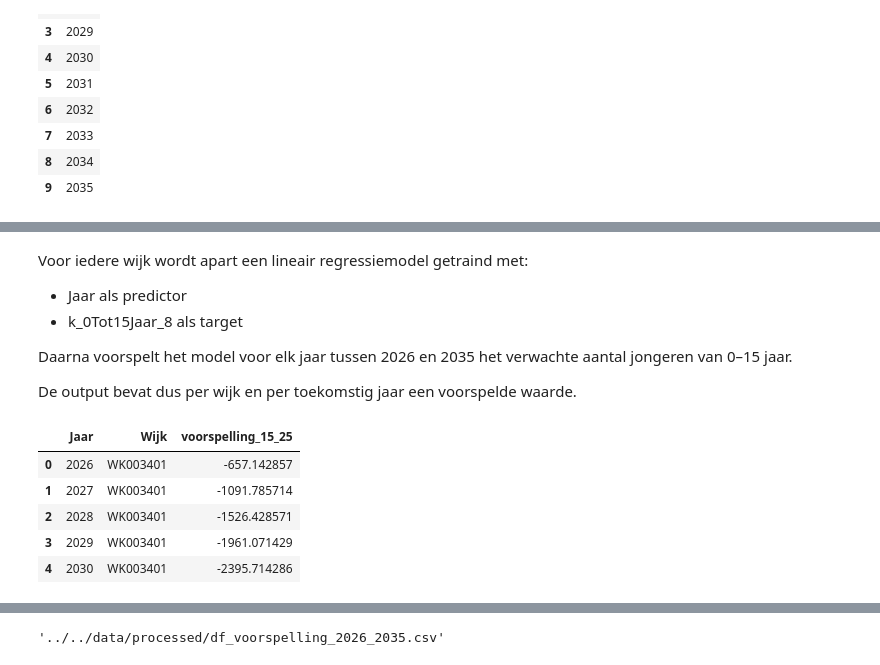
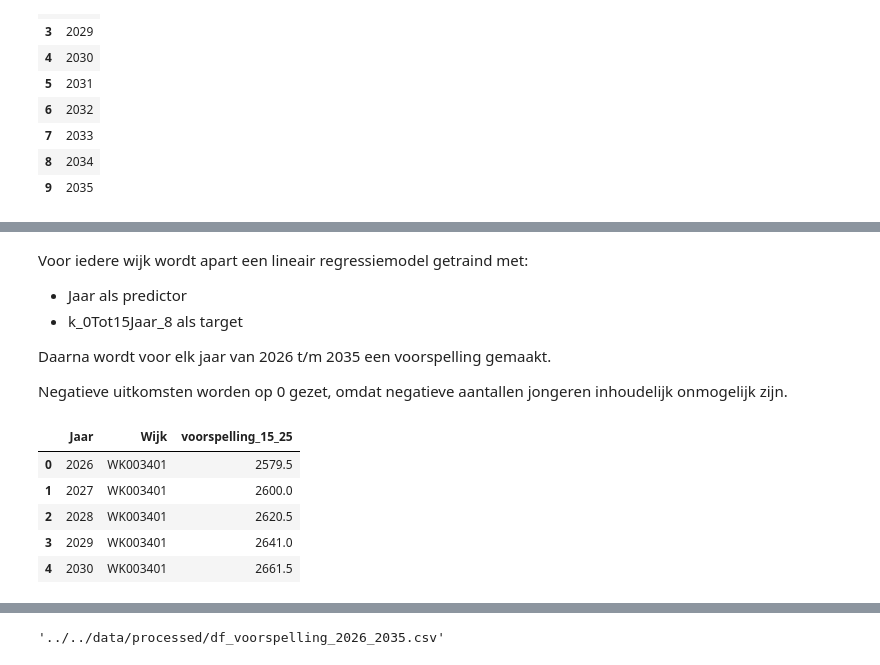
Before and after one commit to Ismael-991/almere-jeugd-voorspelling, a Jupyter notebook: notebooks/individual/Faysal_notebook.ipynb, the cells around one changed output, grey strips where cells are left out. Saved outputs shown, nothing was run; the diff lists cells and outputs as text; code cells hidden in the pictures.

```diff
--- a/notebooks/individual/Faysal_notebook.ipynb
+++ b/notebooks/individual/Faysal_notebook.ipynb
@@ -663,8 +666,11 @@ Voor deze voorspelling gebruiken we vooral:
 - k_0Tot15Jaar_8
 - k_15Tot25Jaar_9
 # %%
-print("Gebruikte jaren:", sorted(df_stabiel["Jaar"].unique()))
-print("Aantal wijken:", df_stabiel["Wijk"].nunique())
+df_model = df[df["Jaar"].isin([2018, 2019, 2020, 2021])].copy()
+
+print("Gebruikte jaren:", sorted(df_model["Jaar"].unique()))
+print("Aantal wijken:", df_model["Wijk"].nunique())
+df_model.head()
 # %% [output]
 Gebruikte jaren: [np.int64(2018), np.int64(2019), np.int64(2020), np.int64(2021)]
 Aantal wijken: 5
@@ -693,8 +705,12 @@ Dit zijn de jaren waarvoor het model straks voorspellingen gaat maken.
 # %%
 voorspellingen_0_15 = []
 
-for wijk in df["Wijk"].unique():
-    subset = df[df["Wijk"] == wijk].copy()
+for wijk in df_model["Wijk"].unique():
+    subset = df_model[df_model["Wijk"] == wijk].copy()
+
+    # Alleen wijken met minimaal 2 meetpunten gebruiken
+    if subset["Jaar"].nunique() < 2:
+        continue
 
     X = subset[["Jaar"]]
     y = subset["k_0Tot15Jaar_8"]
@@ -703,6 +719,9 @@ for wijk in df["Wijk"].unique():
     model.fit(X, y)
 
     y_future = model.predict(toekomstige_jaren)
+
+    # Negatieve voorspellingen afkappen op 0
+    y_future = np.maximum(y_future, 0)
 
     df_future = toekomstige_jaren.copy()
     df_future["Wijk"] = wijk
@@ -726,37 +745,43 @@ Voor iedere wijk wordt apart een lineair regressiemodel getraind met:
 - Jaar als predictor
 - k_0Tot15Jaar_8 als target
 
-Daarna voorspelt het model voor elk jaar tussen 2026 en 2035 het verwachte aantal jongeren van 0–15 jaar.
+Daarna wordt voor elk jaar van 2026 t/m 2035 een voorspelling gemaakt.
 
-De output bevat dus per wijk en per toekomstig jaar een voorspelde waarde.
+Negatieve uitkomsten worden op 0 gezet, omdat negatieve aantallen jongeren inhoudelijk onmogelijk zijn.
 # %%
 voorspellingen_15_25 = []
 
-for wijk in df["Wijk"].unique():
-    subset = df[df["Wijk"] == wijk].copy()
+for wijk in df_model["Wijk"].unique():
+    subset = df_model[df_model["Wijk"] == wijk].copy()
+
+    if subset["Jaar"].nunique() < 2:
+        continue
 
     X = subset[["Jaar"]]
     y = subset["k_15Tot25Jaar_9"]
 
     model = LinearRegression()
     model.fit(X, y)
 
     y_future = model.predict(toekomstige_jaren)
+
+    # Negatieve voorspellingen afkappen op 0
+    y_future = np.maximum(y_future, 0)
 
     df_future = toekomstige_jaren.copy()
     df_future["Wijk"] = wijk
     df_future["voorspelling_15_25"] = y_future
 
     voorspellingen_15_25.append(df_future)
 
 df_voorspelling_15_25 = pd.concat(voorspellingen_15_25, ignore_index=True)
 
 df_voorspelling_15_25.head()
 # %% [output]
 |  | Jaar | Wijk | voorspelling_15_25 |
-| 0 | 2026 | WK003401 | -657.142857 |
-| 1 | 2027 | WK003401 | -1091.785714 |
-| 2 | 2028 | WK003401 | -1526.428571 |
-| 3 | 2029 | WK003401 | -1961.071429 |
-| 4 | 2030 | WK003401 | -2395.714286 |
+| 0 | 2026 | WK003401 | 2579.5 |
+| 1 | 2027 | WK003401 | 2600.0 |
+| 2 | 2028 | WK003401 | 2620.5 |
+| 3 | 2029 | WK003401 | 2641.0 |
+| 4 | 2030 | WK003401 | 2661.5 |
 # %% [markdown]
```
Also changed, not shown: parts of 16 cells of this notebook.
